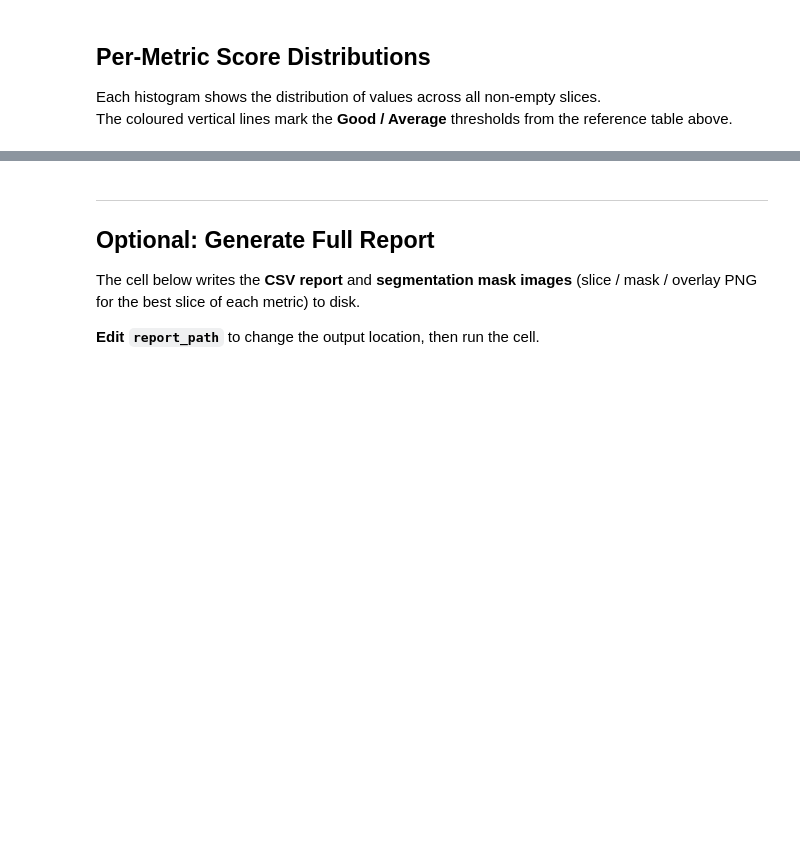
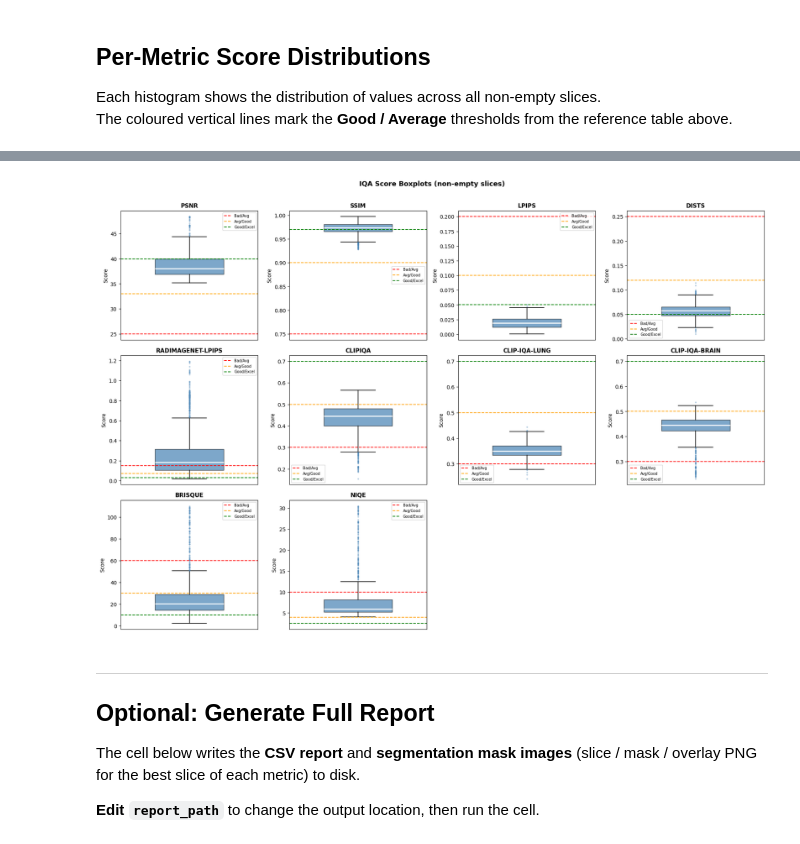
Before and after one commit to glebjan/hka.projektarbeit1.IQA_MRI, a Jupyter notebook: src/evaluation.ipynb, the cells around one changed output, grey strips where cells are left out. Saved outputs shown, nothing was run; the diff lists cells and outputs as text; code cells hidden in the pictures; blank space fills up the shorter version.

```diff
--- a/src/evaluation.ipynb
+++ b/src/evaluation.ipynb
@@ -177,10 +189,0 @@ band_df
-# %%
-colors = ["#2ecc71", "#27ae60", "#f39c12", "#e74c3c"]
-ax = band_df.plot(kind="bar", stacked=True, figsize=(12, 5), color=colors, edgecolor="white")
-ax.set_title("Quality Band Distribution per Metric", fontsize=13, fontweight="bold")
-ax.set_xlabel("Metric")
-ax.set_ylabel("Number of slices")
-ax.set_xticklabels(ax.get_xticklabels(), rotation=30, ha="right")
-ax.legend(title="Band", bbox_to_anchor=(1.01, 1), loc="upper left")
-plt.tight_layout()
-plt.show()
@@ -236,3 +195,31 @@ dists           0.063313
+# %%
+fig, axes = plt.subplots(nrows, ncols, figsize=(4.5 * ncols, 4 * nrows))
+axes = np.atleast_1d(axes).flatten()
+
+for ax, col in zip(axes, metric_cols):
+    data = active[col].dropna()
+    bp = ax.boxplot(data, vert=True, patch_artist=True, widths=0.5,
+                    boxprops=dict(facecolor="steelblue", alpha=0.7),
+                    medianprops=dict(color="white", linewidth=2),
+                    whiskerprops=dict(linewidth=1.2),
+                    capprops=dict(linewidth=1.2),
+                    flierprops=dict(marker="o", markersize=3, alpha=0.4,
+                                    markerfacecolor="steelblue", markeredgewidth=0))
+    for val, label, color in THRESHOLDS.get(col, []):
+        ax.axhline(val, color=color, linestyle="--", linewidth=1.4, label=label)
+    ax.set_title(col.upper().replace("_", "-"), fontsize=11, fontweight="bold")
+    ax.set_ylabel("Score")
+    ax.set_xticks([])
+    ax.legend(fontsize=7)
+
+for ax in axes[n:]:
+    ax.set_visible(False)
+
+fig.suptitle("IQA Score Boxplots (non-empty slices)", fontsize=13, fontweight="bold", y=1.01)
+plt.tight_layout()
+plt.show()
+# %% [output]
+[figure, added]
 # %% [markdown]
 ---
 
```
Also changed, not shown: parts of 16 cells of this notebook, 2 other files.
